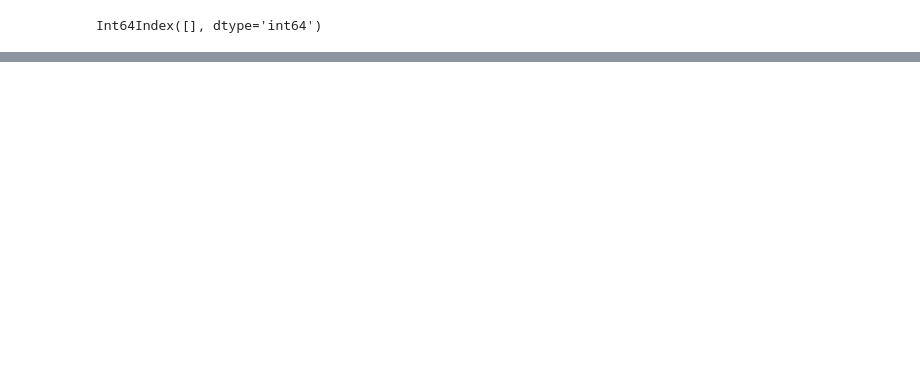
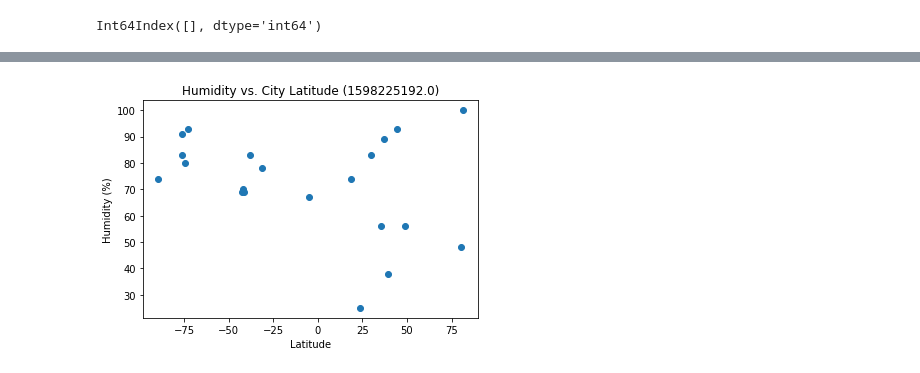
Before and after one commit to hannahduncan/python-api-challenge, a Jupyter notebook: WeatherPy/WeatherPy.ipynb, the cells around one changed output, grey strips where cells are left out. Cells and saved outputs as stored; diff of their text form; code cells hidden in the pictures; blank space fills up the shorter version.

```diff
--- a/WeatherPy/WeatherPy.ipynb
+++ b/WeatherPy/WeatherPy.ipynb
@@ -163,0 +182,12 @@ cleaned_weather_df.head()
+# %%
+x_values = cleaned_weather_df["Lat"]
+y_values = cleaned_weather_df["Humidity"]
+
+hum_vs_lat = plt.scatter(x_values,y_values)
+plt.title(f"Humidity vs. City Latitude ({date})")
+plt.xlabel("Latitude")
+plt.ylabel("Humidity (%)")
+
+plt.savefig("Images/hum_vs_lat.png")
+# %% [output]
+[figure, added]
```
Also changed, not shown: parts of 22 cells of this notebook, 16 other files.
